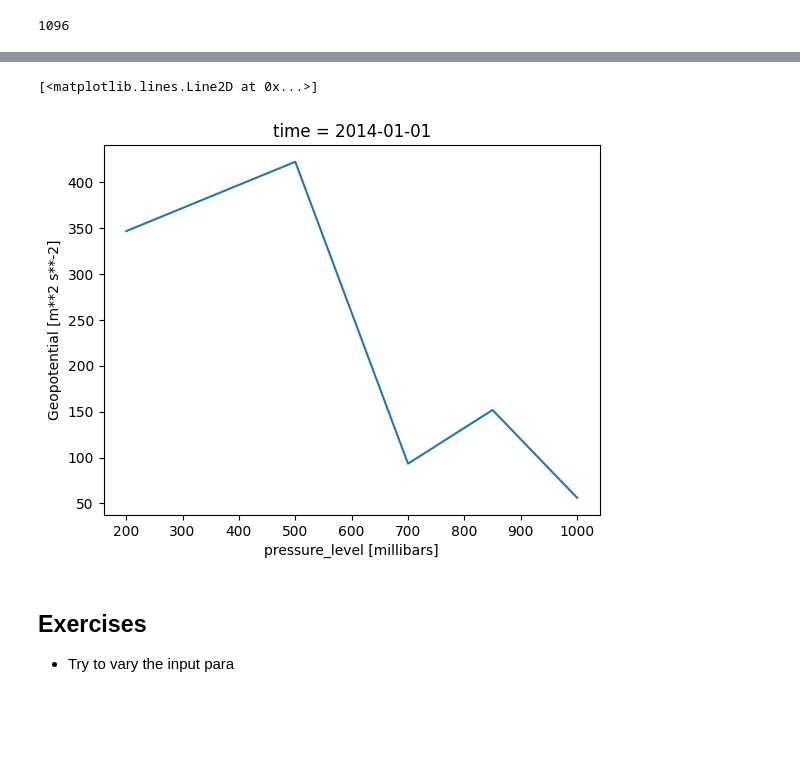
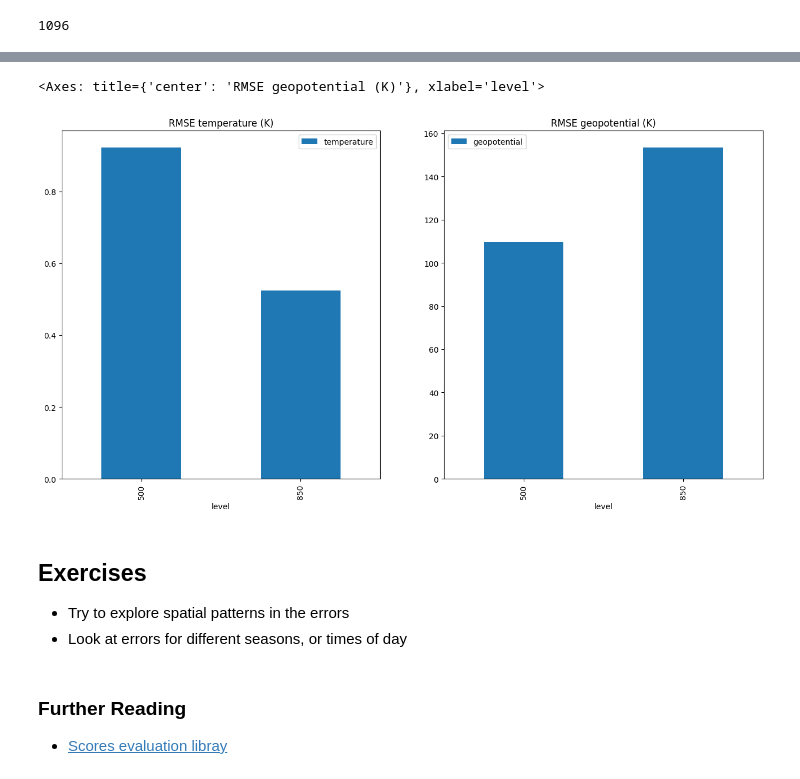
Before and after one commit to MetOffice/data_science_cop, a Jupyter notebook: ml_examples/era5_autoencoder/ERA5_ae_evaluation.ipynb, the cells around one changed output, grey strips where cells are left out. Cells and saved outputs as stored; diff of their text form; code cells hidden in the pictures; blank space fills up the shorter version.

```diff
--- a/ml_examples/era5_autoencoder/ERA5_ae_evaluation.ipynb
+++ b/ml_examples/era5_autoencoder/ERA5_ae_evaluation.ipynb
@@ -671,2 +693,2 @@ Wall time: 13min 59s
 # %%
-scores_total['temperature'].plot()
+scores_df = scores_total.to_dataframe()
@@ -676,8 +695,16 @@ scores_total['temperature'].plot()
-# %%
-scores_total['geopotential'].plot()
-# %% [output]
-[<matplotlib.lines.Line2D at 0x...>]
-[figure, removed]
+# %%
+fig1 = matplotlib.pyplot.figure(figsize=(16,8))
+ax1 = fig1.add_subplot(1,2,1,title='RMSE temperature (K)')
+scores_df.plot.bar(y='temperature', ax=ax1)
+ax1 = fig1.add_subplot(1,2,2,title='RMSE geopotential (K)')
+scores_df.plot.bar(y='geopotential',ax=ax1)
+# %% [output]
+<Axes: title={'center': 'RMSE geopotential (K)'}, xlabel='level'>
+[figure, added]
 # %% [markdown]
 ## Exercises
-* Try to vary the input para
+* Try to explore spatial patterns in the errors
+* Look at errors for different seasons, or times of day
+# %% [markdown]
+### Further Reading
+* [Scores evaluation libray](https://scores.readthedocs.io/en/stable/)
```
Also changed, not shown: parts of 41 cells of this notebook.
